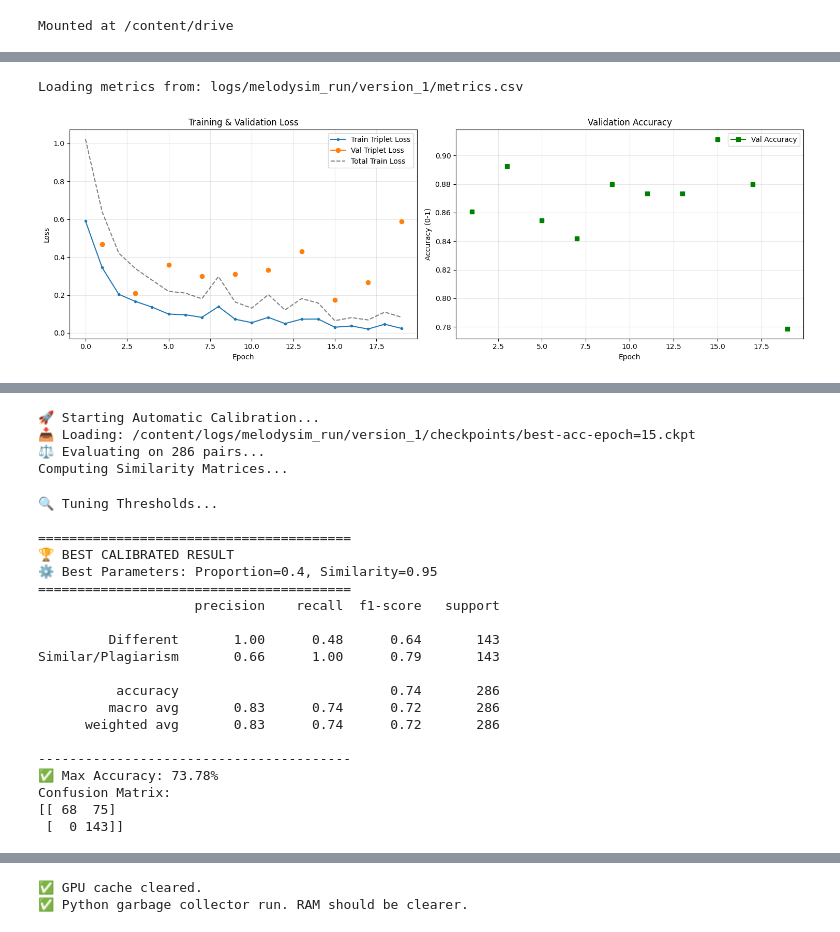
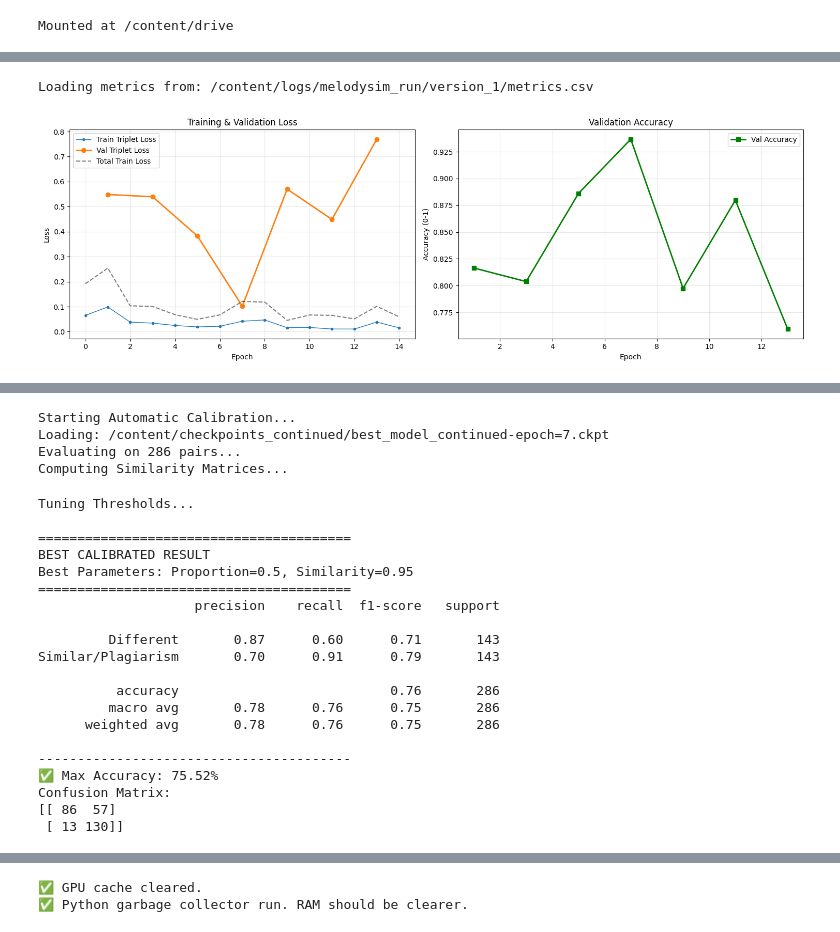
Before and after one commit to fotiskoutsikos/MERT-Plagiarism-Detection, a Jupyter notebook: notebooks/Fine-Tuning.ipynb, the cells around one changed output, grey strips where cells are left out. Saved outputs shown, nothing was run; the diff lists cells and outputs as text; code cells hidden in the pictures.

```diff
--- a/notebooks/Fine-Tuning.ipynb
+++ b/notebooks/Fine-Tuning.ipynb
@@ -153,11 +148,11 @@ import matplotlib.pyplot as plt
 import os
 
 def plot_results():
-    log_dir = "logs/melodysim_run"
+    log_dir = "/content/logs/melodysim_run"
 
     # Last version
     if not os.path.exists(log_dir):
-        print("Νο logs found.")
+        print("No logs found.")
         return
 
     versions = sorted([d for d in os.listdir(log_dir) if d.startswith("version_")],
@@ -182,40 +177,58 @@ def plot_results():
         # Loss Plot
         plt.subplot(1, 2, 1)
         if 'triplet_loss' in metrics.columns:
-            plt.plot(metrics.index, metrics['triplet_loss'], label='Train Triplet Loss', marker='.')
+            train_loss = metrics['triplet_loss'].dropna()
+            plt.plot(train_loss.index, train_loss, label='Train Triplet Loss', marker='.', linestyle='-', linewidth=1)
+
         if 'val_triplet_loss' in metrics.columns:
-            plt.plot(metrics.index, metrics['val_triplet_loss'], label='Val Triplet Loss', marker='o', linewidth=2)
+            val_loss = metrics['val_triplet_loss'].dropna()
+            plt.plot(val_loss.index, val_loss, label='Val Triplet Loss', marker='o', linestyle='-', linewidth=2)
+
         if 'total_loss' in metrics.columns:
-            plt.plot(metrics.index, metrics['total_loss'], label='Total Train Loss', linestyle='--', color='black', alpha=0.5)
+             total_loss = metrics['total_loss'].dropna()
+             plt.plot(total_loss.index, total_loss, label='Total Train Loss', linestyle='--', color='black', alpha=0.5)
 
         plt.title('Training & Validation Loss')
         plt.xlabel('Epoch')
         plt.ylabel('Loss')
         plt.grid(True, alpha=0.3)
         plt.legend()
 
-        # Accuracy Plot (Αν υπάρχει validation accuracy)
+        # Accuracy Plot
         plt.subplot(1, 2, 2)
         if 'val_accuracy' in metrics.columns:
-            plt.plot(metrics.index, metrics['val_accuracy'], label='Val Accuracy', color='green', marker='s')
+            val_acc = metrics['val_accuracy'].dropna()
+
+            plt.plot(val_acc.index, val_acc,
+                     label='Val Accuracy',
+                     color='green',
+                     marker='s',
+                     linestyle='-',
+                     linewidth=2)
+
             plt.title('Validation Accuracy')
             plt.xlabel('Epoch')
             plt.ylabel('Accuracy (0-1)')
             plt.grid(True, alpha=0.3)
             plt.legend()
         else:
             plt.text(0.5, 0.5, 'No Accuracy Metric Logged', ha='center')
 
         plt.tight_layout()
         plt.show()
 
-        print(f"Final Val Loss: {metrics['val_triplet_loss'].iloc[-1]:.4f}" if 'val_triplet_loss' in metrics else "")
-        print(f"Final Val Acc:  {metrics['val_accuracy'].iloc[-1]:.2%}" if 'val_accuracy' in metrics else "")
+        if 'val_triplet_loss' in metrics.columns:
+             final_val_loss = metrics['val_triplet_loss'].dropna().iloc[-1]
+             print(f"Final Val Loss: {final_val_loss:.4f}")
+
+        if 'val_accuracy' in metrics.columns:
+             final_val_acc = metrics['val_accuracy'].dropna().iloc[-1]
+             print(f"Final Val Acc:  {final_val_acc:.2%}")
 
     except Exception as e:
         print(f"Error plotting: {e}")
 
 plot_results()
 # %% [output]
-Loading metrics from: logs/melodysim_run/version_1/metrics.csv
+Loading metrics from: /content/logs/melodysim_run/version_1/metrics.csv
-[figure, old version]
+[figure, new version]
@@ -239,7 +252,7 @@ def calibration_evaluation():
     print("Starting Automatic Calibration...")
 
     # Load Model
-    checkpoint_path = "/content/logs/melodysim_run/version_1/checkpoints/best-acc-epoch=15.ckpt"
+    checkpoint_path = "/content/checkpoints_continued/best_model_continued-epoch=7.ckpt"
     if not os.path.exists(checkpoint_path):
         checkpoint_path = [f for f in os.listdir("checkpoints") if f.endswith(".ckpt")][-1]
         checkpoint_path = os.path.join("checkpoints", checkpoint_path)
@@ -361,30 +374,30 @@ def calibration_evaluation():
 
 calibration_evaluation()
 # %% [output]
-🚀 Starting Automatic Calibration...
-📥 Loading: /content/logs/melodysim_run/version_1/checkpoints/best-acc-epoch=15.ckpt
-⚖️ Evaluating on 286 pairs...
+Starting Automatic Calibration...
+Loading: /content/checkpoints_continued/best_model_continued-epoch=7.ckpt
+Evaluating on 286 pairs...
 Computing Similarity Matrices...
-🔍 Tuning Thresholds...
+Tuning Thresholds...
 
 ========================================
-🏆 BEST CALIBRATED RESULT
-⚙️ Best Parameters: Proportion=0.4, Similarity=0.95
+BEST CALIBRATED RESULT
+Best Parameters: Proportion=0.5, Similarity=0.95
 ========================================
                     precision    recall  f1-score   support
 
-         Different       1.00      0.48      0.64       143
-Similar/Plagiarism       0.66      1.00      0.79       143
+         Different       0.87      0.60      0.71       143
+Similar/Plagiarism       0.70      0.91      0.79       143
 
-          accuracy                           0.74       286
-         macro avg       0.83      0.74      0.72       286
-      weighted avg       0.83      0.74      0.72       286
+          accuracy                           0.76       286
+         macro avg       0.78      0.76      0.75       286
+      weighted avg       0.78      0.76      0.75       286
 
 ----------------------------------------
-✅ Max Accuracy: 73.78%
+✅ Max Accuracy: 75.52%
 Confusion Matrix:
-[[ 68  75]
- [  0 143]]
+[[ 86  57]
+ [ 13 130]]
 # %%
 import matplotlib.pyplot as plt
 from sklearn.manifold import TSNE
```
Also changed, not shown: parts of 5 cells of this notebook, 4 other files.
